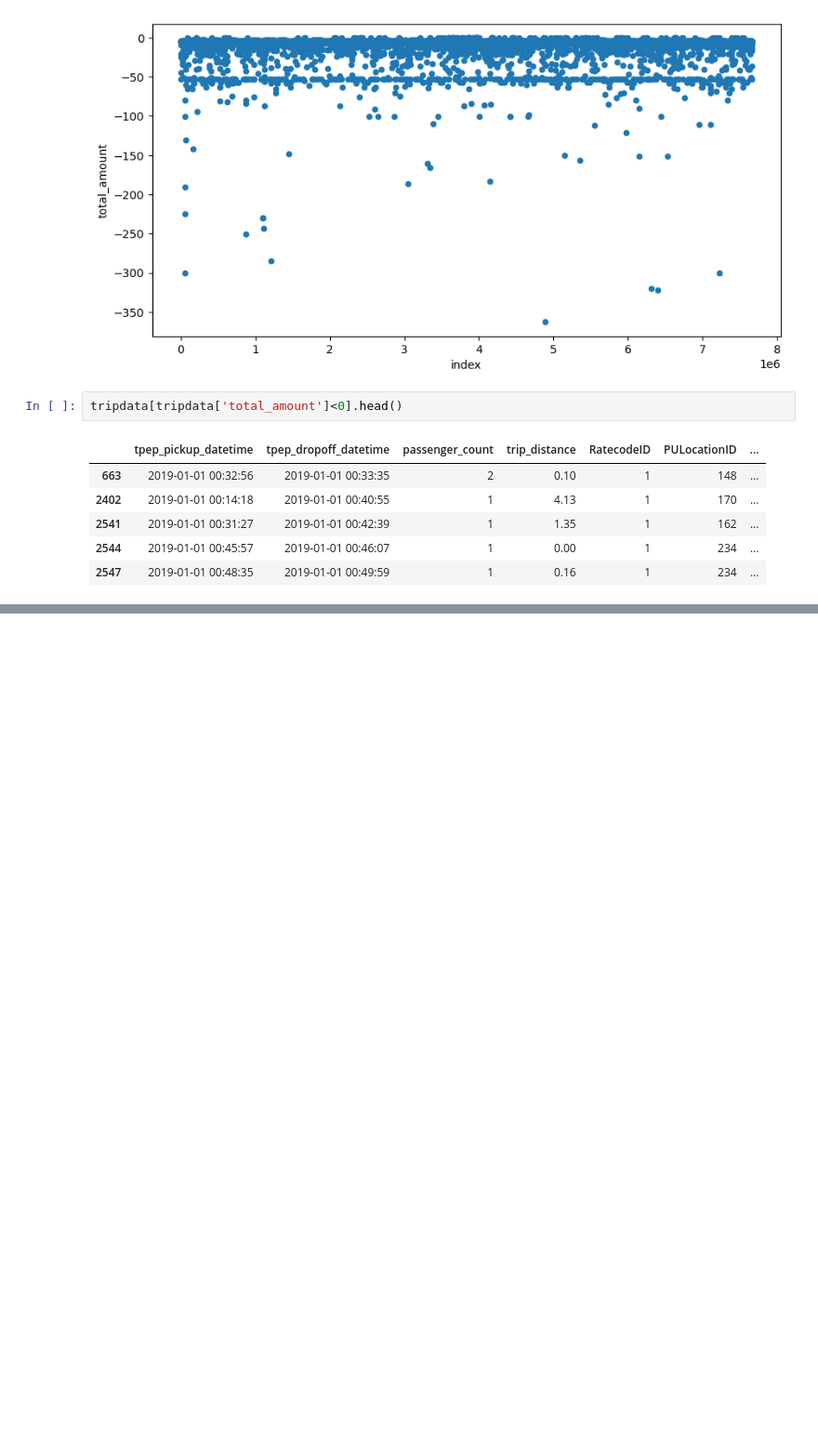
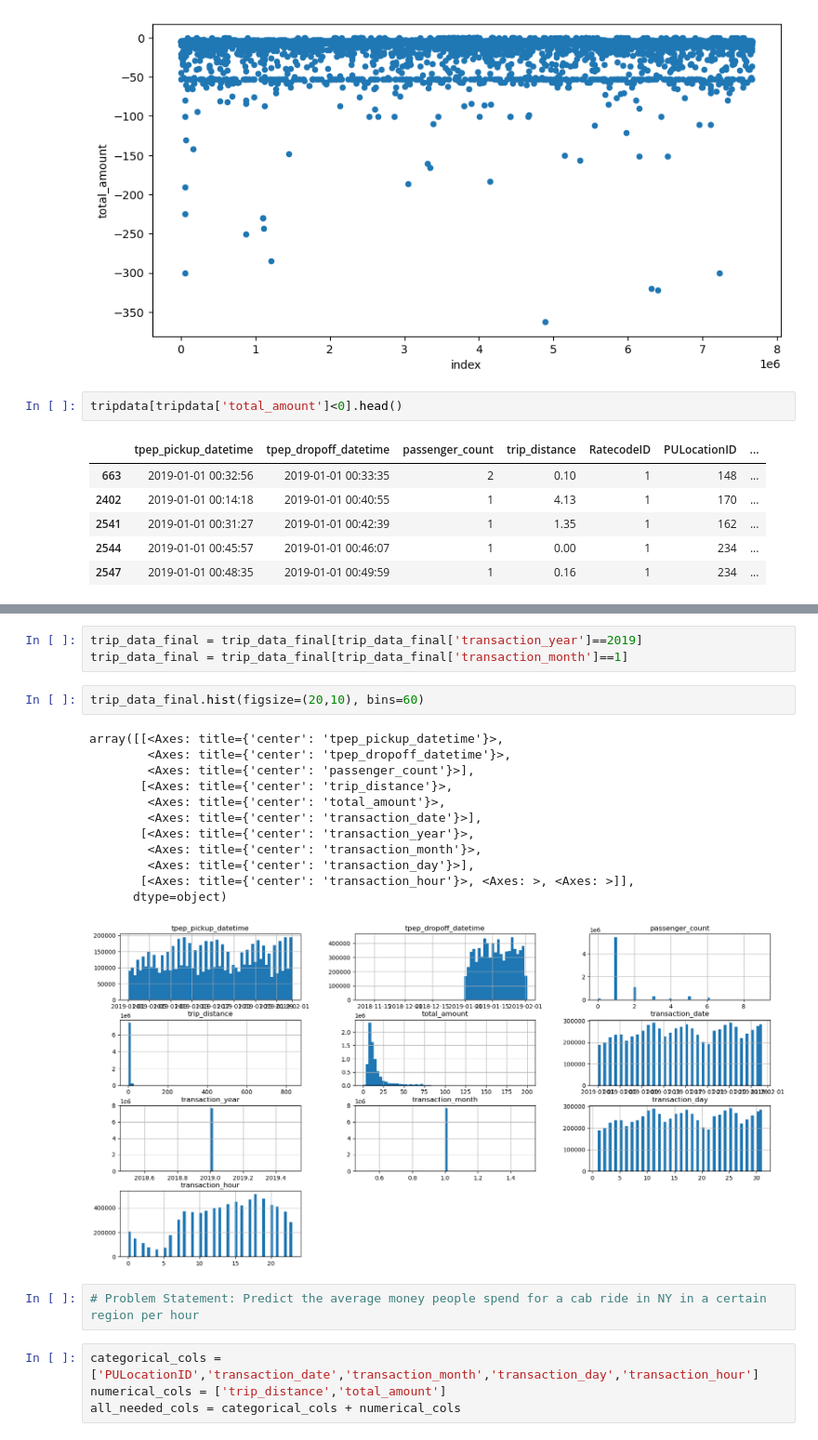
Before and after one commit to jamesaje/New-York-Taxi-Analysis, a Jupyter notebook: project_notebook.ipynb, the cells around one changed output, grey strips where cells are left out. Shown: that part at 93% size. Saved outputs shown, nothing was run; the diff lists cells and outputs as text; blank space fills up the shorter version.

```diff
--- a/project_notebook.ipynb
+++ b/project_notebook.ipynb
@@ -192,0 +300,24 @@ dtype: int64
+# %%
+trip_data_final = trip_data_final[trip_data_final['transaction_year']==2019]
+trip_data_final = trip_data_final[trip_data_final['transaction_month']==1]
+# %%
+trip_data_final.hist(figsize=(20,10), bins=60)
+# %% [output]
+array([[<Axes: title={'center': 'tpep_pickup_datetime'}>,
+        <Axes: title={'center': 'tpep_dropoff_datetime'}>,
+        <Axes: title={'center': 'passenger_count'}>],
+       [<Axes: title={'center': 'trip_distance'}>,
+        <Axes: title={'center': 'total_amount'}>,
+        <Axes: title={'center': 'transaction_date'}>],
+       [<Axes: title={'center': 'transaction_year'}>,
+        <Axes: title={'center': 'transaction_month'}>,
+        <Axes: title={'center': 'transaction_day'}>],
+       [<Axes: title={'center': 'transaction_hour'}>, <Axes: >, <Axes: >]],
+      dtype=object)
+[figure, added]
+# %%
+# Problem Statement: Predict the average money people spend for a cab ride in NY in a certain region per hour
+# %%
+categorical_cols = ['PULocationID','transaction_date','transaction_month','transaction_day','transaction_hour']
+numerical_cols = ['trip_distance','total_amount']
+all_needed_cols = categorical_cols + numerical_cols
```
Also changed, not shown: parts of 47 cells of this notebook.
